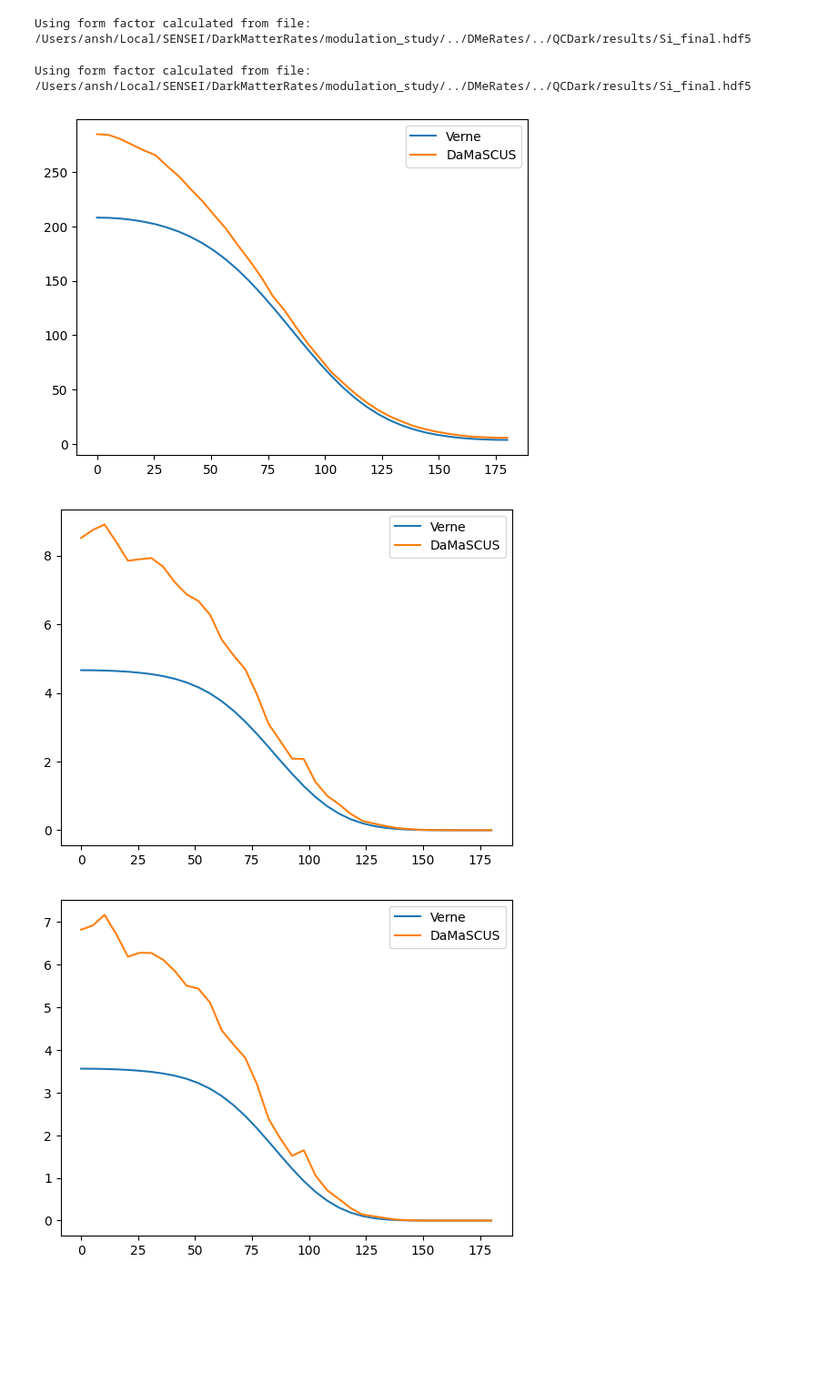
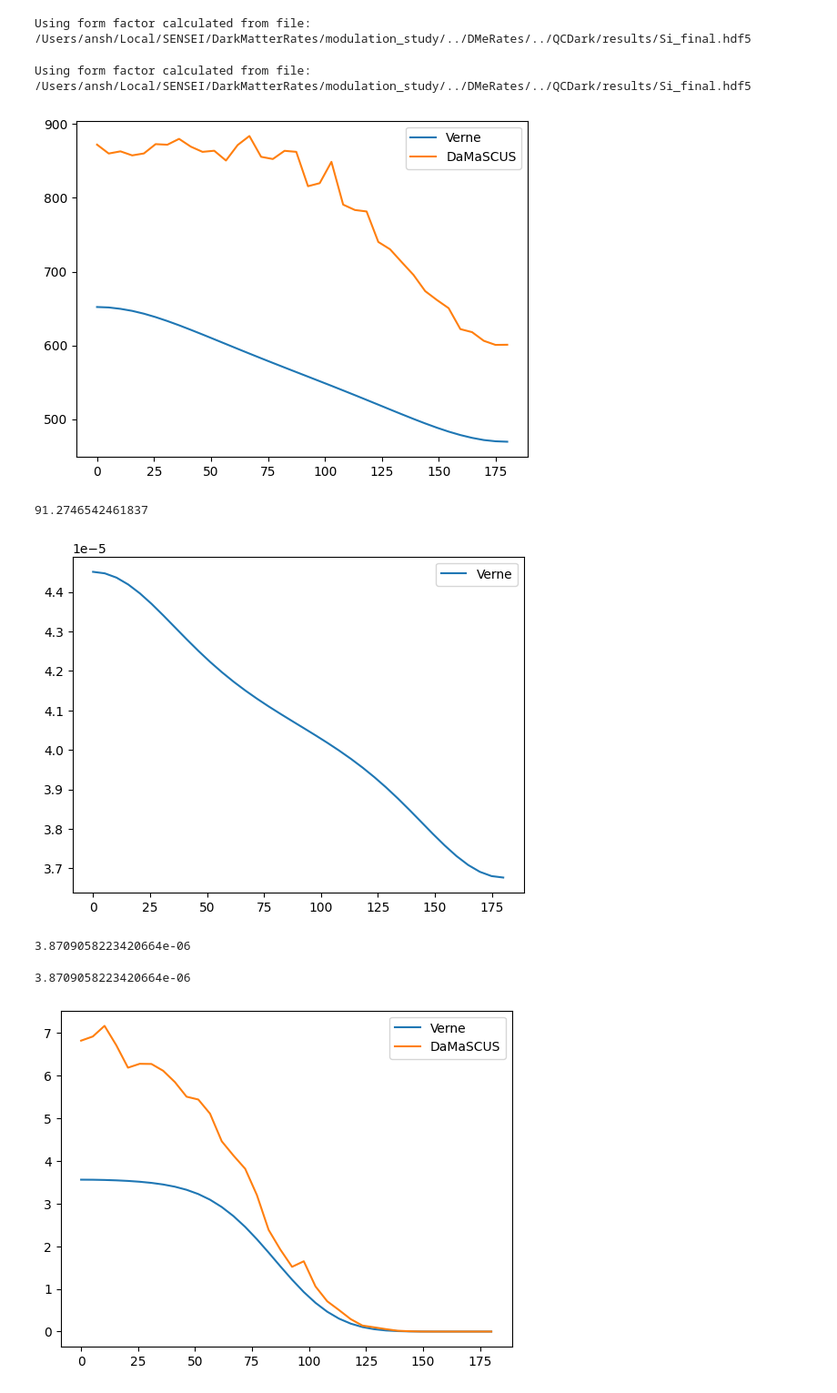
Before and after one commit to ande8412/DarkMatterRates, a Jupyter notebook: modulation_study/modulation_rates_generating.ipynb, the cells around one changed output. Shown at 91% size. Cells and saved outputs as stored; diff of their text form; code cells hidden in the pictures; blank space fills up the shorter version.

```diff
--- a/modulation_study/modulation_rates_generating.ipynb
+++ b/modulation_study/modulation_rates_generating.ipynb
@@ -1,14 +1,14 @@
 # %%
 from Modulation import generate_modulated_rates,get_modulated_rates
 # %%
-test_mX = 10. #MeV
+test_mX = 1. #MeV
 test_cs = 1e-34
-FDMn = 0
+FDMn = 2
 ne = 1
 useQCDark = True
-i_v,r_v = get_modulated_rates('Si',test_mX,test_cs,FDMn,ne,useVerne=True,useQCDark=useQCDark)
+i_v,r_v = get_modulated_rates('Si',test_mX,test_cs,FDMn,ne,useVerne=True,useQCDark=useQCDark,kgday=True)
 
-i_d,r_d = get_modulated_rates('Si',test_mX,test_cs,FDMn,ne,useVerne=False,useQCDark=useQCDark)
+i_d,r_d = get_modulated_rates('Si',test_mX,test_cs,FDMn,ne,useVerne=False,useQCDark=useQCDark,kgday=True)
 
 import matplotlib.pyplot as plt
 
@@ -20,26 +20,43 @@ plt.close()
 # %% [output]
 Using form factor calculated from file: /Users/ansh/Local/SENSEI/DarkMatterRates/modulation_study/../DMeRates/../QCDark/results/Si_final.hdf5
 Using form factor calculated from file: /Users/ansh/Local/SENSEI/DarkMatterRates/modulation_study/../DMeRates/../QCDark/results/Si_final.hdf5
-[figure, old version]
+[figure, new version]
+# %%
+(r_v[0] - r_v[-1]) / 2
+# %% [output]
+91.2746542461837
 # %%
-test_mX = 10. #MeV
-test_cs = 1e-34
+test_mX = 30.89 #MeV
+test_cs = 1e-39
 FDMn = 0
-ne = 1
+ne = 2
 useQCDark = True
-i_v,r_v = get_modulated_rates('Xe',test_mX,test_cs,FDMn,ne,useVerne=True,useQCDark=useQCDark)
+i_v,r_v = get_modulated_rates('Ar',test_mX,test_cs,FDMn,ne,useVerne=True,useQCDark=useQCDark)
 
-i_d,r_d = get_modulated_rates('Xe',test_mX,test_cs,FDMn,ne,useVerne=False,useQCDark=useQCDark)
+# i_d,r_d = get_modulated_rates('Xe',test_mX,test_cs,FDMn,ne,useVerne=False,useQCDark=useQCDark)
+
+import sys
+sys.path.append('../wimprates_mod/')
+
 
 import matplotlib.pyplot as plt
 
 plt.plot(i_v,r_v,label='Verne')
-plt.plot(i_d,r_d,label='DaMaSCUS')
+# plt.plot(i_d,r_d,label='DaMaSCUS')
+
 plt.legend()
 plt.show()
 plt.close()
+import numpy as np
+print((np.max(r_v) - np.min(r_v) )/ 2)
 # %% [output]
-[figure, old version]
+[figure, new version]
+3.8709058223420664e-06
+# %%
+from Modulation import get_amplitude
+get_amplitude(test_mX,test_cs,0,'Ar',0,180,ne,fractional=False,useVerne=True,fromFile= False)
+# %% [output]
+3.8709058223420664e-06
 # %%
 test_mX = 10. #MeV
 test_cs = 1e-34
```
Also changed, not shown: 9 other files.
